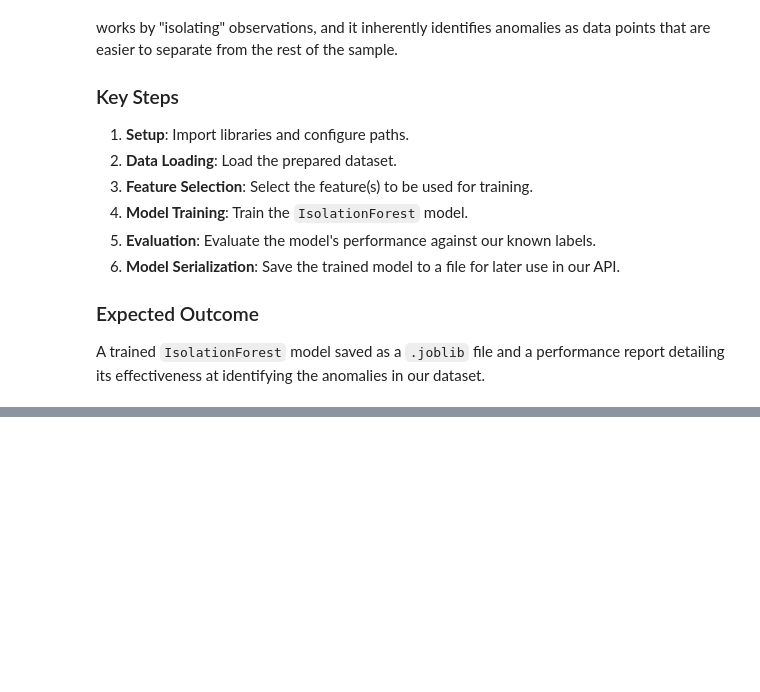
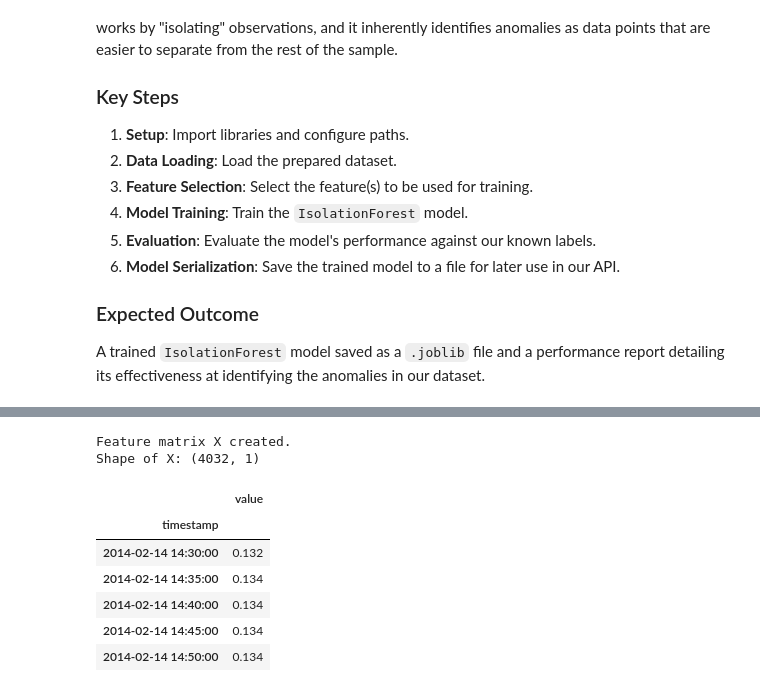
Before and after one commit to Gomes-Gustavo/real-time-anomaly-detection, a Jupyter notebook: notebooks/02-Baseline-Model-Training.ipynb, the cells around one changed output, grey strips where cells are left out. Cells and saved outputs as stored; diff of their text form; code cells hidden in the pictures; blank space fills up the shorter version.

```diff
--- a/notebooks/02-Baseline-Model-Training.ipynb
+++ b/notebooks/02-Baseline-Model-Training.ipynb
@@ -48,0 +98,21 @@ print("Configuration completed")
+# %%
+# Select the feature(s) for the model
+features = ['value']
+X = df[features]
+
+# This is our ground truth for evaluation later. The model itself does not use this for training.
+y_true = df['is_anomaly']
+
+print("Feature matrix X created.")
+print(f"Shape of X: {X.shape}")
+display(X.head())
+# %% [output]
+Feature matrix X created.
+Shape of X: (4032, 1)
+|  | value |
+| timestamp |  |
+| 2014-02-14 14:30:00 | 0.132 |
+| 2014-02-14 14:35:00 | 0.134 |
+| 2014-02-14 14:40:00 | 0.134 |
+| 2014-02-14 14:45:00 | 0.134 |
+| 2014-02-14 14:50:00 | 0.134 |
```
Also changed, not shown: parts of 13 cells of this notebook.
